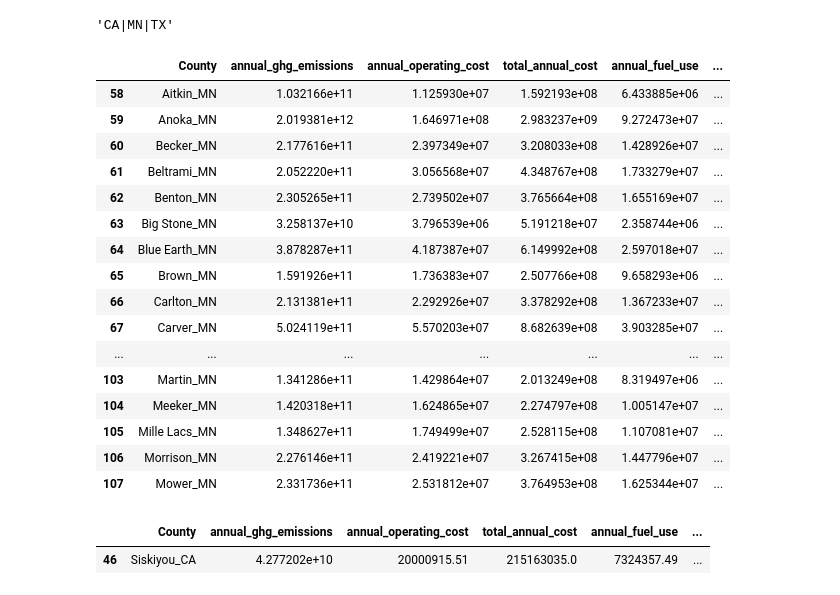
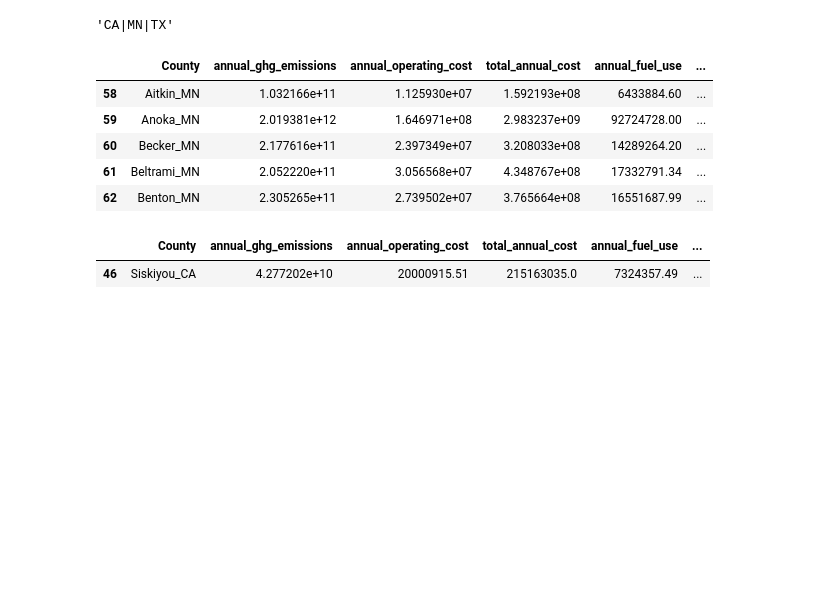
Before and after one commit to saif1457/iems394, a Jupyter notebook: 394fixup.ipynb, the cells around one changed output. Cells and saved outputs as stored; diff of their text form; code cells hidden in the pictures; blank space fills up the shorter version.

```diff
--- a/394fixup.ipynb
+++ b/394fixup.ipynb
@@ -357,25 +355,14 @@ selected_states_pattern
 
 visual_df['County']=np.where(visual_df['County'].str.contains(selected_states_pattern) ,visual_df['County'].str.replace(" ", "_"), visual_df['County'] + '_' + visual_df['State'])
 # %%
-visual_df[visual_df['State']=='MN'].head(50)
+visual_df[visual_df['State']=='MN'].head()
 # %% [output]
 |  | County | annual_ghg_emissions | annual_operating_cost | total_annual_cost | annual_fuel_use | ... |
-| 58 | Aitkin_MN | 1.032166e+11 | 1.125930e+07 | 1.592193e+08 | 6.433885e+06 | ... |
-| 59 | Anoka_MN | 2.019381e+12 | 1.646971e+08 | 2.983237e+09 | 9.272473e+07 | ... |
-| 60 | Becker_MN | 2.177616e+11 | 2.397349e+07 | 3.208033e+08 | 1.428926e+07 | ... |
-| 61 | Beltrami_MN | 2.052220e+11 | 3.056568e+07 | 4.348767e+08 | 1.733279e+07 | ... |
-| 62 | Benton_MN | 2.305265e+11 | 2.739502e+07 | 3.765664e+08 | 1.655169e+07 | ... |
-| 63 | Big Stone_MN | 3.258137e+10 | 3.796539e+06 | 5.191218e+07 | 2.358744e+06 | ... |
-| 64 | Blue Earth_MN | 3.878287e+11 | 4.187387e+07 | 6.149992e+08 | 2.597018e+07 | ... |
-| 65 | Brown_MN | 1.591926e+11 | 1.736383e+07 | 2.507766e+08 | 9.658293e+06 | ... |
-| 66 | Carlton_MN | 2.131381e+11 | 2.292926e+07 | 3.378292e+08 | 1.367233e+07 | ... |
-| 67 | Carver_MN | 5.024119e+11 | 5.570203e+07 | 8.682639e+08 | 3.903285e+07 | ... |
-| ... | ... | ... | ... | ... | ... | ... |
-| 103 | Martin_MN | 1.341286e+11 | 1.429864e+07 | 2.013249e+08 | 8.319497e+06 | ... |
-| 104 | Meeker_MN | 1.420318e+11 | 1.624865e+07 | 2.274797e+08 | 1.005147e+07 | ... |
-| 105 | Mille Lacs_MN | 1.348627e+11 | 1.749499e+07 | 2.528115e+08 | 1.107081e+07 | ... |
-| 106 | Morrison_MN | 2.276146e+11 | 2.419221e+07 | 3.267415e+08 | 1.447796e+07 | ... |
-| 107 | Mower_MN | 2.331736e+11 | 2.531812e+07 | 3.764953e+08 | 1.625344e+07 | ... |
+| 58 | Aitkin_MN | 1.032166e+11 | 1.125930e+07 | 1.592193e+08 | 6433884.60 | ... |
+| 59 | Anoka_MN | 2.019381e+12 | 1.646971e+08 | 2.983237e+09 | 92724728.00 | ... |
+| 60 | Becker_MN | 2.177616e+11 | 2.397349e+07 | 3.208033e+08 | 14289264.20 | ... |
+| 61 | Beltrami_MN | 2.052220e+11 | 3.056568e+07 | 4.348767e+08 | 17332791.34 | ... |
+| 62 | Benton_MN | 2.305265e+11 | 2.739502e+07 | 3.765664e+08 | 16551687.99 | ... |
 # %%
 with open('us_counties_2010.json', encoding = "ISO-8859-1") as f:
     gj = geojson.load(f)
```
Also changed, not shown: parts of 15 cells of this notebook, 4 other files.
